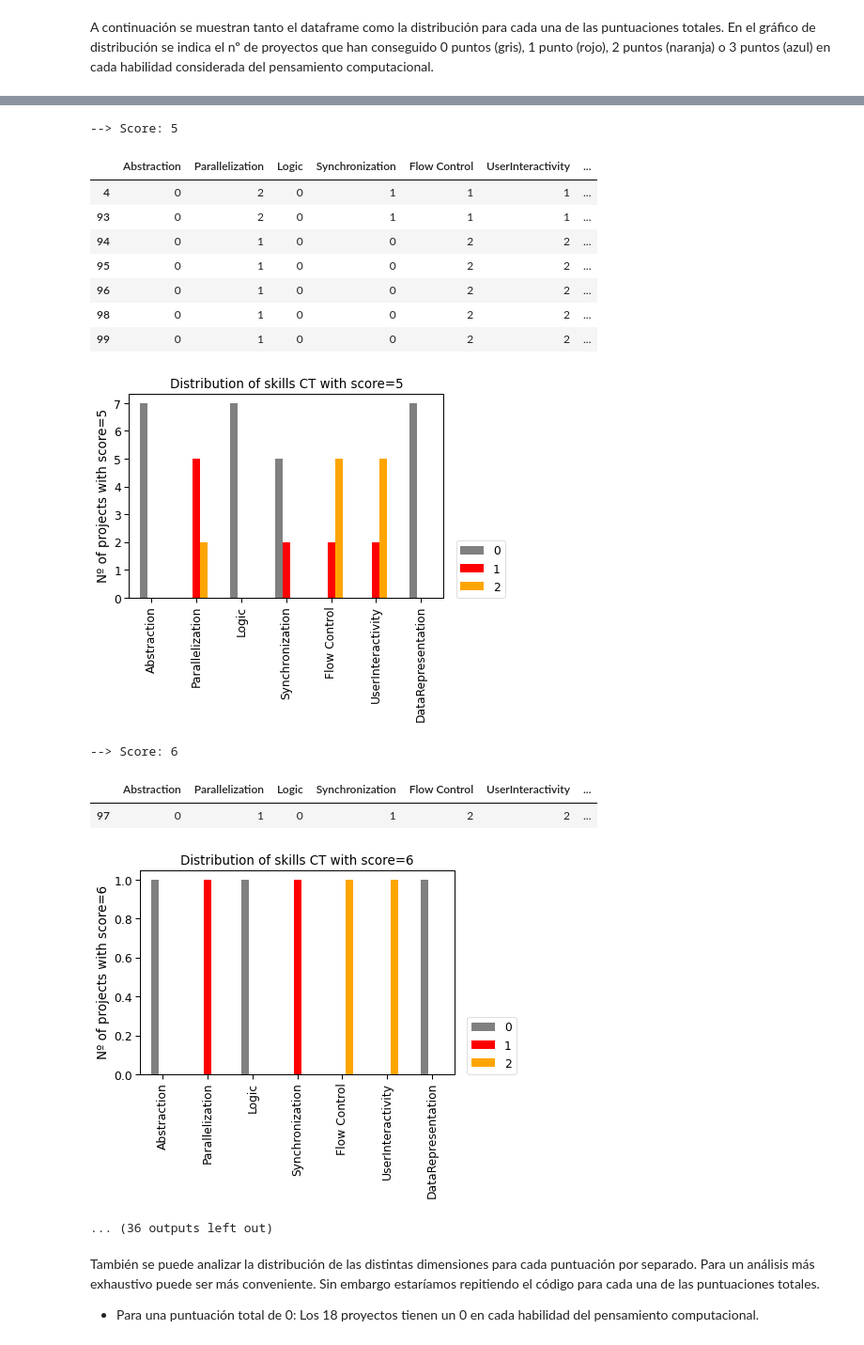
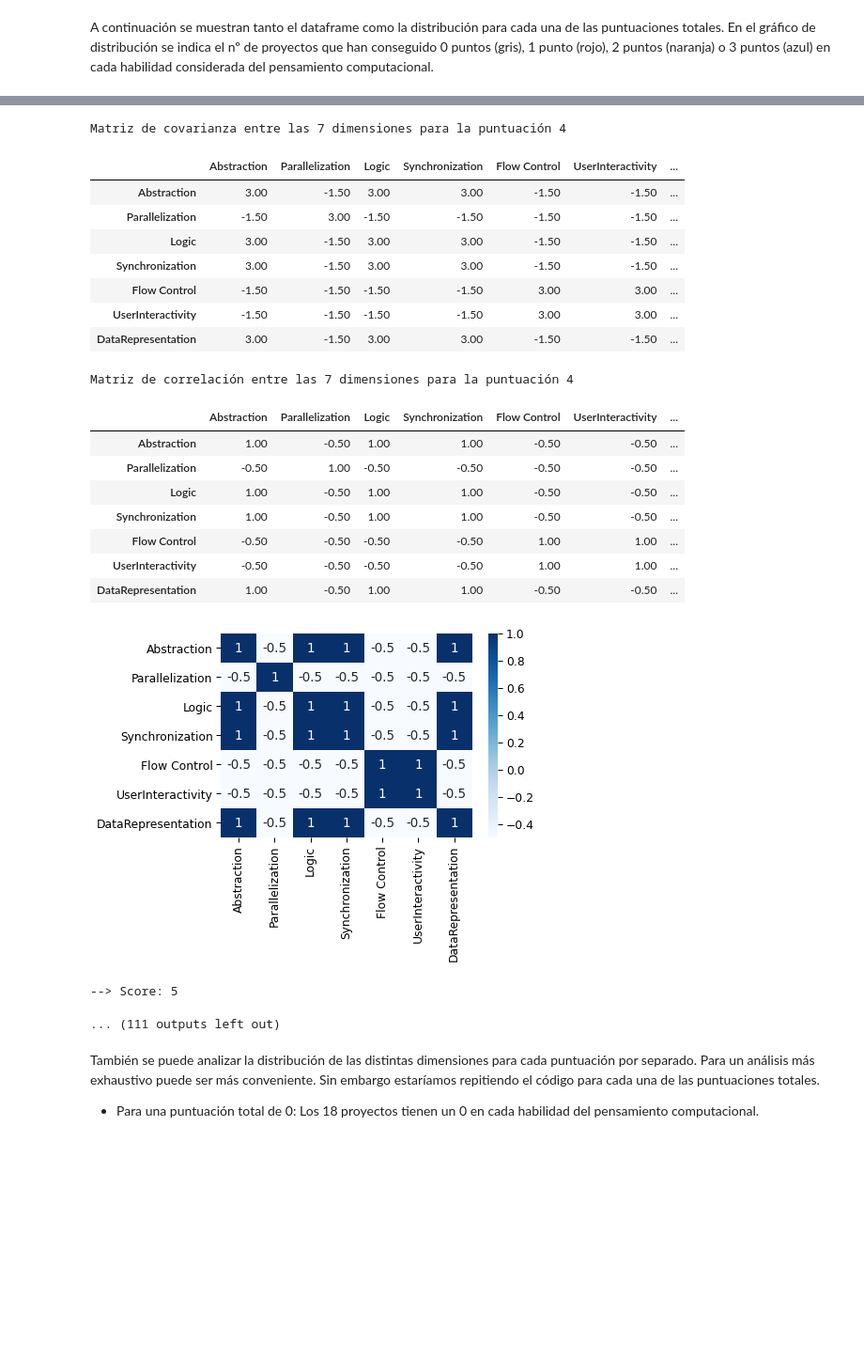
Before and after one commit to rcruiz/pruebaCT, a Jupyter notebook: Analisis.ipynb, the cells around one changed output, grey strips where cells are left out. Shown at 94% size. Cells and saved outputs as stored; diff of their text form; code cells hidden in the pictures; blank space fills up the shorter version.

Commit message:
Correlation between CT sorts by total score

```diff
--- a/Analisis.ipynb
+++ b/Analisis.ipynb
@@ -758,58 +758,71 @@ def df_distrib_score(x, ct):
    return df_total_group.get_group(x).filter(ct)
 
 
-for i in total_score:
-    print("--> Score:", i)
-    df = df_distrib_score(i, ct).iloc[:, :].apply(pd.value_counts).fillna(0)
-    df.T.plot.bar(color={0: "grey", 1: "red", 2:"orange", 3:"blue"} )
+for score in total_score:
+    print("--> Score:", score)
+    df = df_distrib_score(score, ct).iloc[:, :].apply(pd.value_counts).fillna(0)
+    df.T.plot.bar(color={0: "grey", 1: "red", 2:"orange", 3:"blue"})
     plt.legend(loc=(1.04,0))
-    title = "Distribution of skills CT with score=" + str(i)
-    ylabel= "Nº of projects with score=" + str(i)
+    title = "Distribution of skills CT with score=" + str(score)
+    ylabel= "Nº of projects with score=" + str(score)
     plt.title(title)
     plt.ylabel(ylabel)
-    display(df_distrib_score(i,ct))
+    display(df_distrib_score(score,ct))
     plt.show()
+    if score !=0 :
+        print("Matriz de covarianza entre las 7 dimensiones para la puntuación", score)
+        display(df.cov())
+        print("Matriz de correlación entre las 7 dimensiones para la puntuación", score)
+        display(df.corr())
+        sns.heatmap(df.corr(), annot= True, cmap='Blues')
+        plt.show()
 # %% [output]
 --> Score: 0
 |  | Abstraction | Parallelization | Logic | Synchronization | Flow Control | UserInteractivity | ... |
 | 0 | 0 | 0 | 0 | 0 | 0 | 0 | ... |
 | 7 | 0 | 0 | 0 | 0 | 0 | 0 | ... |
 | 12 | 0 | 0 | 0 | 0 | 0 | 0 | ... |
 | 13 | 0 | 0 | 0 | 0 | 0 | 0 | ... |
 | 15 | 0 | 0 | 0 | 0 | 0 | 0 | ... |
 | 23 | 0 | 0 | 0 | 0 | 0 | 0 | ... |
 | 24 | 0 | 0 | 0 | 0 | 0 | 0 | ... |
 | 25 | 0 | 0 | 0 | 0 | 0 | 0 | ... |
 | 26 | 0 | 0 | 0 | 0 | 0 | 0 | ... |
 | 27 | 0 | 0 | 0 | 0 | 0 | 0 | ... |
 | ... | ... | ... | ... | ... | ... | ... | ... |
 | 48 | 0 | 0 | 0 | 0 | 0 | 0 | ... |
 | 49 | 0 | 0 | 0 | 0 | 0 | 0 | ... |
 | 74 | 0 | 0 | 0 | 0 | 0 | 0 | ... |
 | 75 | 0 | 0 | 0 | 0 | 0 | 0 | ... |
 | 76 | 0 | 0 | 0 | 0 | 0 | 0 | ... |
 [figure]
 --> Score: 4
 |  | Abstraction | Parallelization | Logic | Synchronization | Flow Control | UserInteractivity | ... |
 | 90 | 0 | 2 | 0 | 0 | 1 | 1 | ... |
 | 91 | 0 | 2 | 0 | 0 | 1 | 1 | ... |
 | 92 | 0 | 2 | 0 | 0 | 1 | 1 | ... |
 [figure]
---> Score: 5
+Matriz de covarianza entre las 7 dimensiones para la puntuación 4
 |  | Abstraction | Parallelization | Logic | Synchronization | Flow Control | UserInteractivity | ... |
-| 4 | 0 | 2 | 0 | 1 | 1 | 1 | ... |
-| 93 | 0 | 2 | 0 | 1 | 1 | 1 | ... |
-| 94 | 0 | 1 | 0 | 0 | 2 | 2 | ... |
-| 95 | 0 | 1 | 0 | 0 | 2 | 2 | ... |
-| 96 | 0 | 1 | 0 | 0 | 2 | 2 | ... |
-| 98 | 0 | 1 | 0 | 0 | 2 | 2 | ... |
-| 99 | 0 | 1 | 0 | 0 | 2 | 2 | ... |
+| Abstraction | 3.00 | -1.50 | 3.00 | 3.00 | -1.50 | -1.50 | ... |
+| Parallelization | -1.50 | 3.00 | -1.50 | -1.50 | -1.50 | -1.50 | ... |
+| Logic | 3.00 | -1.50 | 3.00 | 3.00 | -1.50 | -1.50 | ... |
+| Synchronization | 3.00 | -1.50 | 3.00 | 3.00 | -1.50 | -1.50 | ... |
+| Flow Control | -1.50 | -1.50 | -1.50 | -1.50 | 3.00 | 3.00 | ... |
+| UserInteractivity | -1.50 | -1.50 | -1.50 | -1.50 | 3.00 | 3.00 | ... |
+| DataRepresentation | 3.00 | -1.50 | 3.00 | 3.00 | -1.50 | -1.50 | ... |
-[figure, old version]
---> Score: 6
+Matriz de correlación entre las 7 dimensiones para la puntuación 4
 |  | Abstraction | Parallelization | Logic | Synchronization | Flow Control | UserInteractivity | ... |
-| 97 | 0 | 1 | 0 | 1 | 2 | 2 | ... |
+| Abstraction | 1.00 | -0.50 | 1.00 | 1.00 | -0.50 | -0.50 | ... |
+| Parallelization | -0.50 | 1.00 | -0.50 | -0.50 | -0.50 | -0.50 | ... |
+| Logic | 1.00 | -0.50 | 1.00 | 1.00 | -0.50 | -0.50 | ... |
+| Synchronization | 1.00 | -0.50 | 1.00 | 1.00 | -0.50 | -0.50 | ... |
+| Flow Control | -0.50 | -0.50 | -0.50 | -0.50 | 1.00 | 1.00 | ... |
+| UserInteractivity | -0.50 | -0.50 | -0.50 | -0.50 | 1.00 | 1.00 | ... |
+| DataRepresentation | 1.00 | -0.50 | 1.00 | 1.00 | -0.50 | -0.50 | ... |
-[figure, removed]
+[figure, new version]
-... (36 outputs left out)
+--> Score: 5
+... (111 outputs left out)
 # %% [markdown]
 También se puede analizar la distribución de las distintas dimensiones para cada puntuación por separado. Para un análisis más exhaustivo puede ser más conveniente. Sin embargo estaríamos repitiendo el código para cada una de las puntuaciones totales.
 - Para una puntuación total de 0: Los 18 proyectos tienen un 0 en cada habilidad del pensamiento computacional.
```
Also changed, not shown: parts of 8 cells of this notebook.
